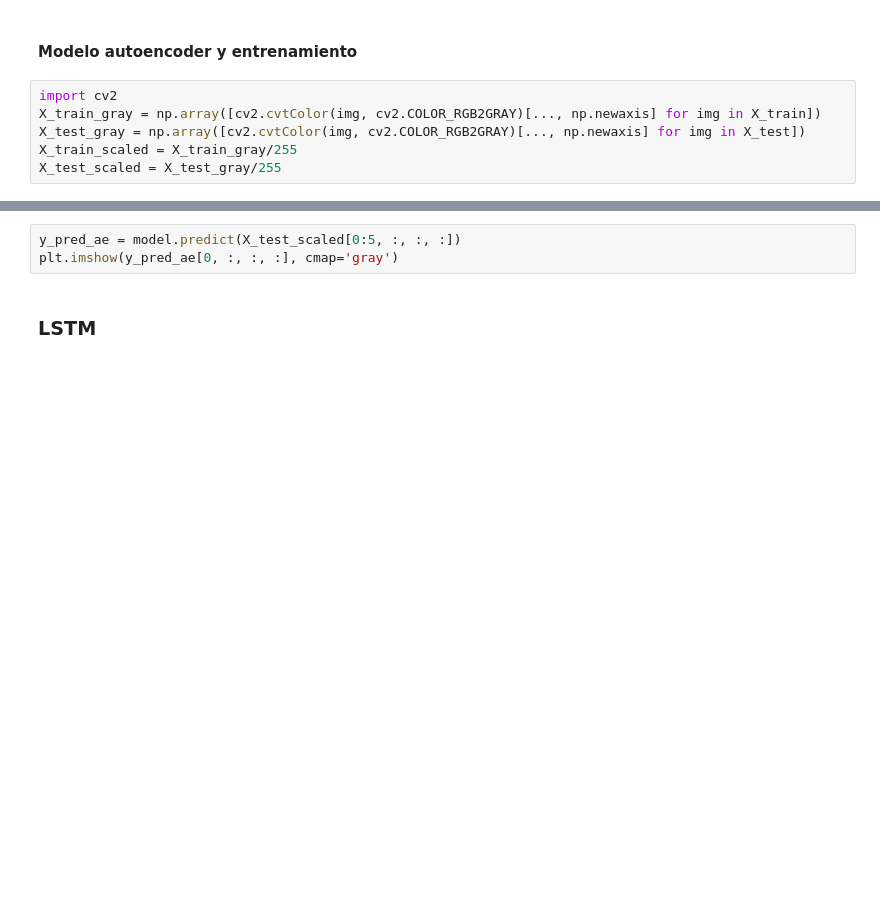
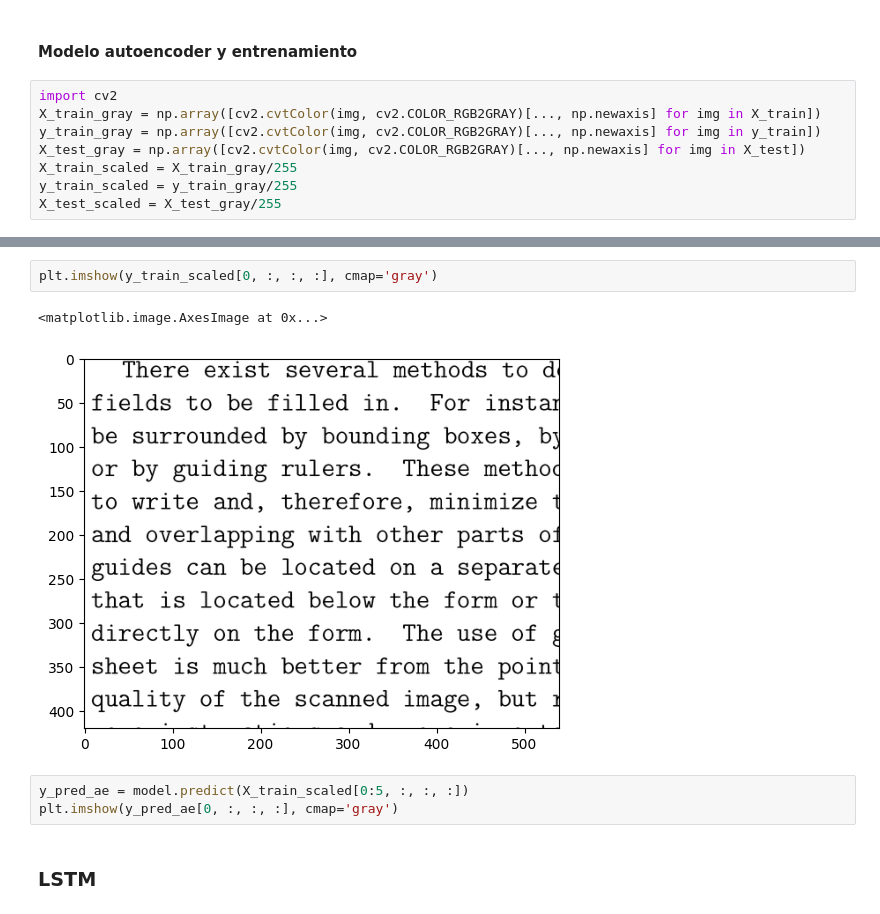
Before and after one commit to principioincertidumbre/Tarea3_MLA, a Jupyter notebook: Tarea_3_MLA.ipynb, the cells around one changed output, grey strips where cells are left out. Cells and saved outputs as stored; diff of their text form; blank space fills up the shorter version.

```diff
--- a/Tarea_3_MLA.ipynb
+++ b/Tarea_3_MLA.ipynb
@@ -150,7 +168,9 @@ plot_images_in_grid(filtered_images, filtered_titles, n_examples=len(filtered_im
 # %%
 import cv2
 X_train_gray = np.array([cv2.cvtColor(img, cv2.COLOR_RGB2GRAY)[..., np.newaxis] for img in X_train])
+y_train_gray = np.array([cv2.cvtColor(img, cv2.COLOR_RGB2GRAY)[..., np.newaxis] for img in y_train])
 X_test_gray = np.array([cv2.cvtColor(img, cv2.COLOR_RGB2GRAY)[..., np.newaxis] for img in X_test])
 X_train_scaled = X_train_gray/255
+y_train_scaled = y_train_gray/255
 X_test_scaled = X_test_gray/255
 # %%
@@ -239,5 +221,10 @@ Epoch 50/50
+# %%
+plt.imshow(y_train_scaled[0, :, :, :], cmap='gray')
+# %% [output]
+<matplotlib.image.AxesImage at 0x...>
+[figure, added]
 # %%
-y_pred_ae = model.predict(X_test_scaled[0:5, :, :, :])
+y_pred_ae = model.predict(X_train_scaled[0:5, :, :, :])
 plt.imshow(y_pred_ae[0, :, :, :], cmap='gray')
 # %% [markdown]
 ### LSTM
```
Also changed, not shown: parts of 6 cells of this notebook.
